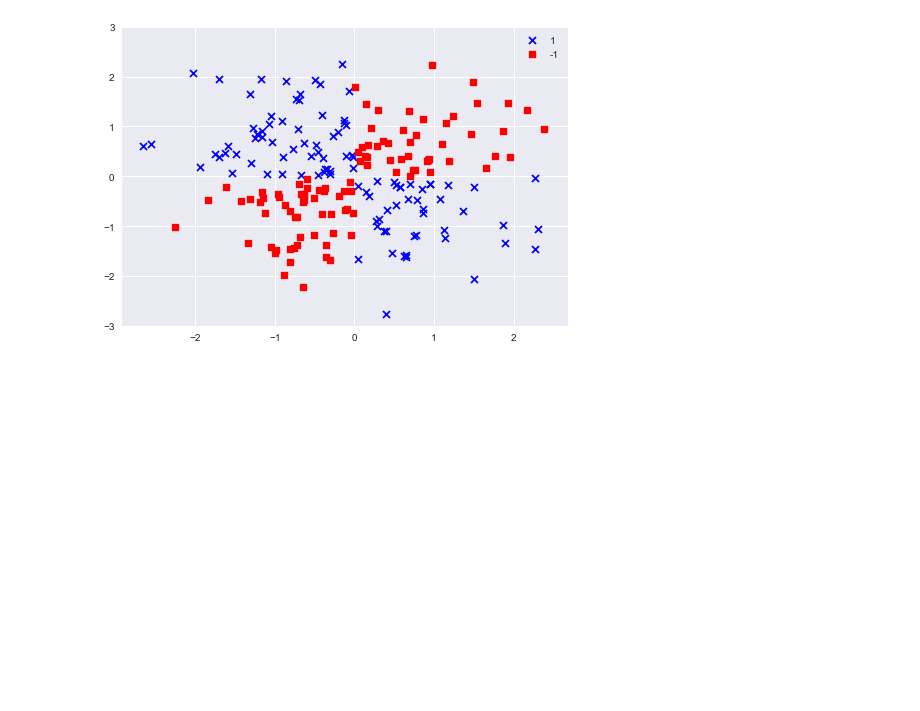
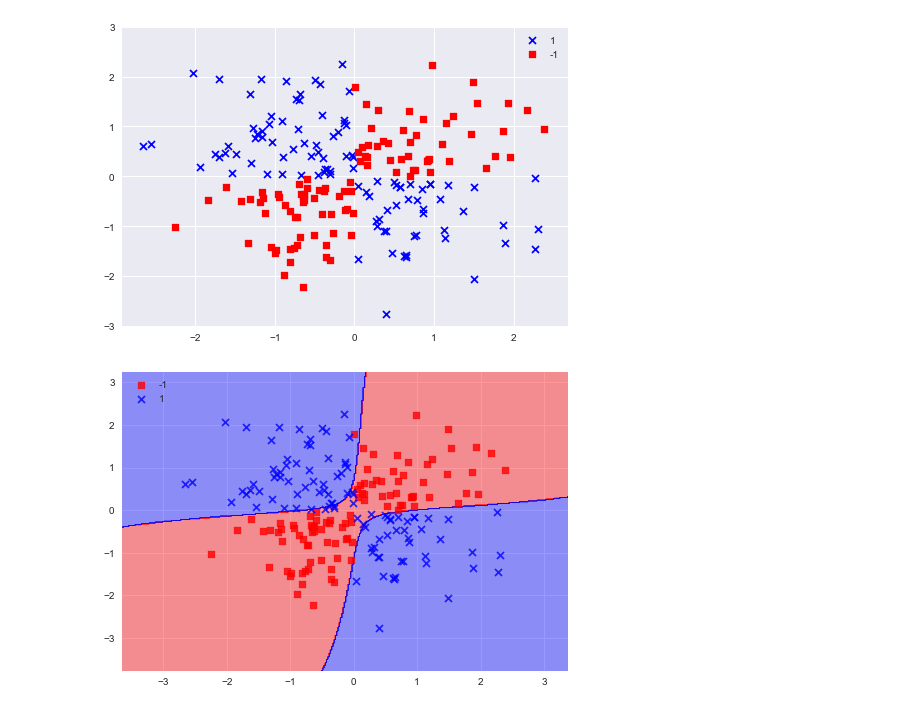
Before and after one commit to quoniammm/mine-python-ml-examples, a Jupyter notebook: sklearn-examples/svm_unlinear.ipynb, the cells around one changed output. Cells and saved outputs as stored; diff of their text form; code cells hidden in the pictures; blank space fills up the shorter version.

```diff
--- a/sklearn-examples/svm_unlinear.ipynb
+++ b/sklearn-examples/svm_unlinear.ipynb
@@ -85,5 +85,9 @@ plt.show()
 # %%
 from sklearn.svm import  SVC
 svm = SVC(kernel='rbf', random_state=0, gamma=0.10, C=10.0)
 svm.fit(X_xor, y_xor)
-pdk.pl
+pdk.plot_decision_regions(X_xor, y_xor, classifier=svm)
+plt.legend(loc='upper left')
+plt.show()
+# %% [output]
+[figure, added]
```
